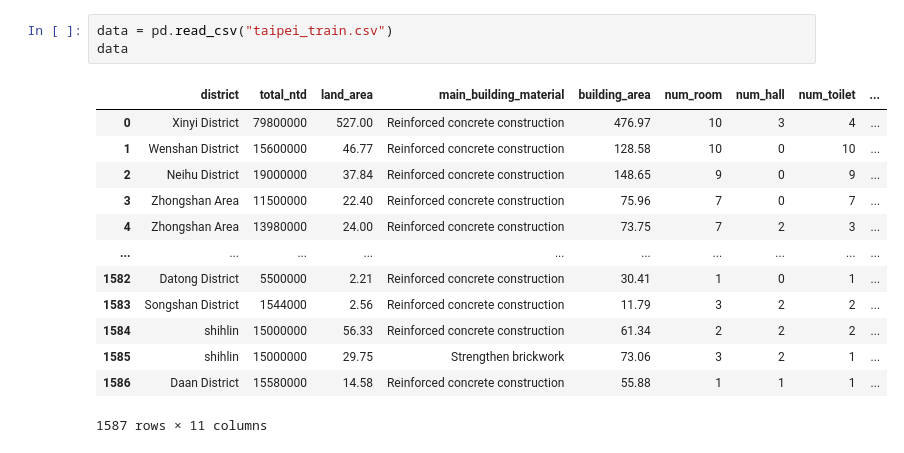
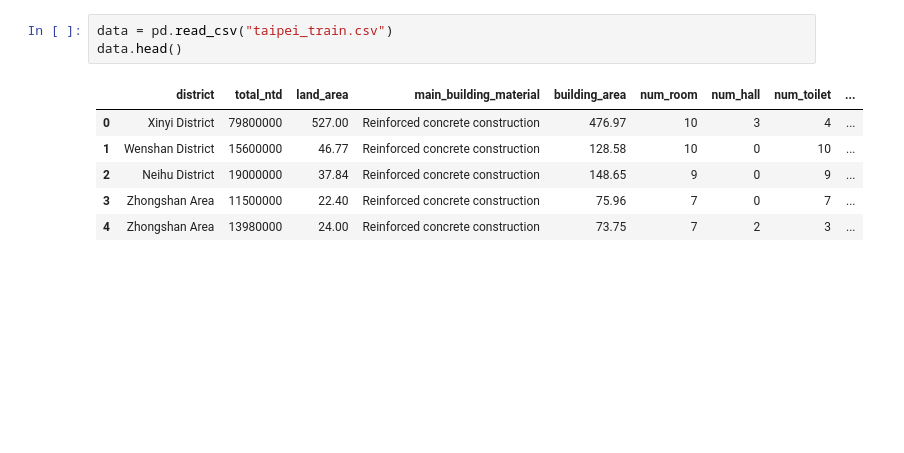
Before and after one commit to DanielCaoSilva/NotebookStuff, a Jupyter notebook: 5900dataMessAround.ipynb, the cells around one changed output. Cells and saved outputs as stored; diff of their text form; blank space fills up the shorter version.

```diff
--- a/5900dataMessAround.ipynb
+++ b/5900dataMessAround.ipynb
@@ -10,17 +20,10 @@ ModuleNotFoundError: No module named 'scikitlearn'
 # %%
 data = pd.read_csv("taipei_train.csv")
-data
+data.head()
 # %% [output]
 |  | district | total_ntd | land_area | main_building_material | building_area | num_room | num_hall | num_toilet | ... |
 | 0 | Xinyi District | 79800000 | 527.00 | Reinforced concrete construction | 476.97 | 10 | 3 | 4 | ... |
 | 1 | Wenshan District | 15600000 | 46.77 | Reinforced concrete construction | 128.58 | 10 | 0 | 10 | ... |
 | 2 | Neihu District | 19000000 | 37.84 | Reinforced concrete construction | 148.65 | 9 | 0 | 9 | ... |
 | 3 | Zhongshan Area | 11500000 | 22.40 | Reinforced concrete construction | 75.96 | 7 | 0 | 7 | ... |
 | 4 | Zhongshan Area | 13980000 | 24.00 | Reinforced concrete construction | 73.75 | 7 | 2 | 3 | ... |
-| ... | ... | ... | ... | ... | ... | ... | ... | ... | ... |
-| 1582 | Datong District | 5500000 | 2.21 | Reinforced concrete construction | 30.41 | 1 | 0 | 1 | ... |
-| 1583 | Songshan District | 1544000 | 2.56 | Reinforced concrete construction | 11.79 | 3 | 2 | 2 | ... |
-| 1584 | shihlin | 15000000 | 56.33 | Reinforced concrete construction | 61.34 | 2 | 2 | 2 | ... |
-| 1585 | shihlin | 15000000 | 29.75 | Strengthen brickwork | 73.06 | 3 | 2 | 1 | ... |
-| 1586 | Daan District | 15580000 | 14.58 | Reinforced concrete construction | 55.88 | 1 | 1 | 1 | ... |
-1587 rows × 11 columns
```
Also changed, not shown: parts of 7 cells of this notebook.
